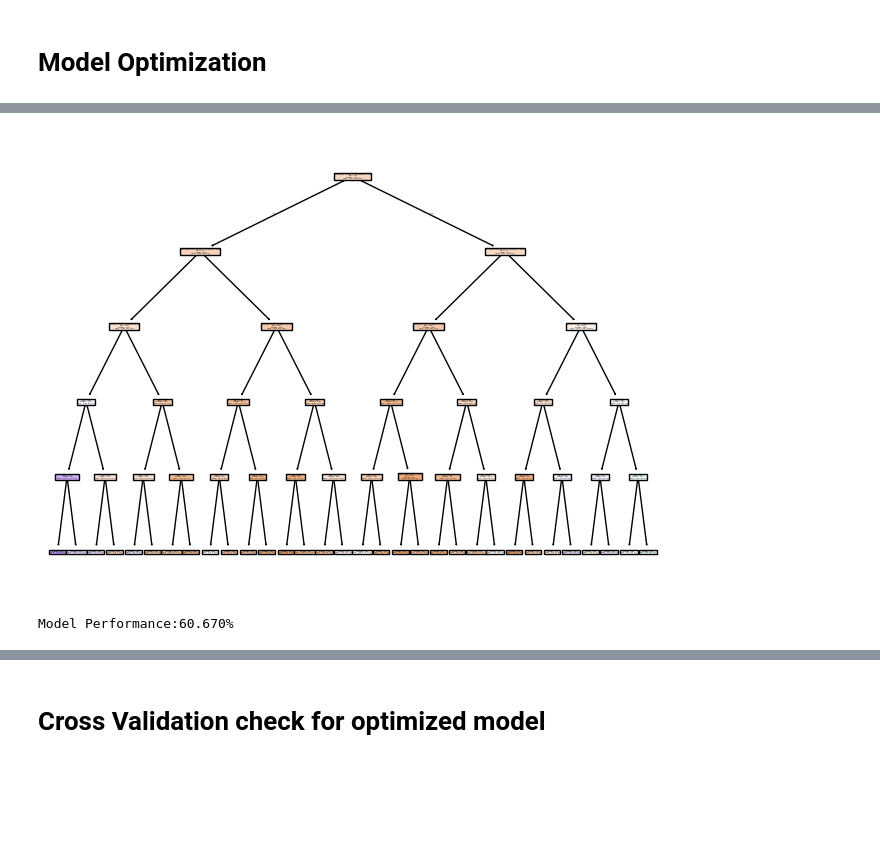
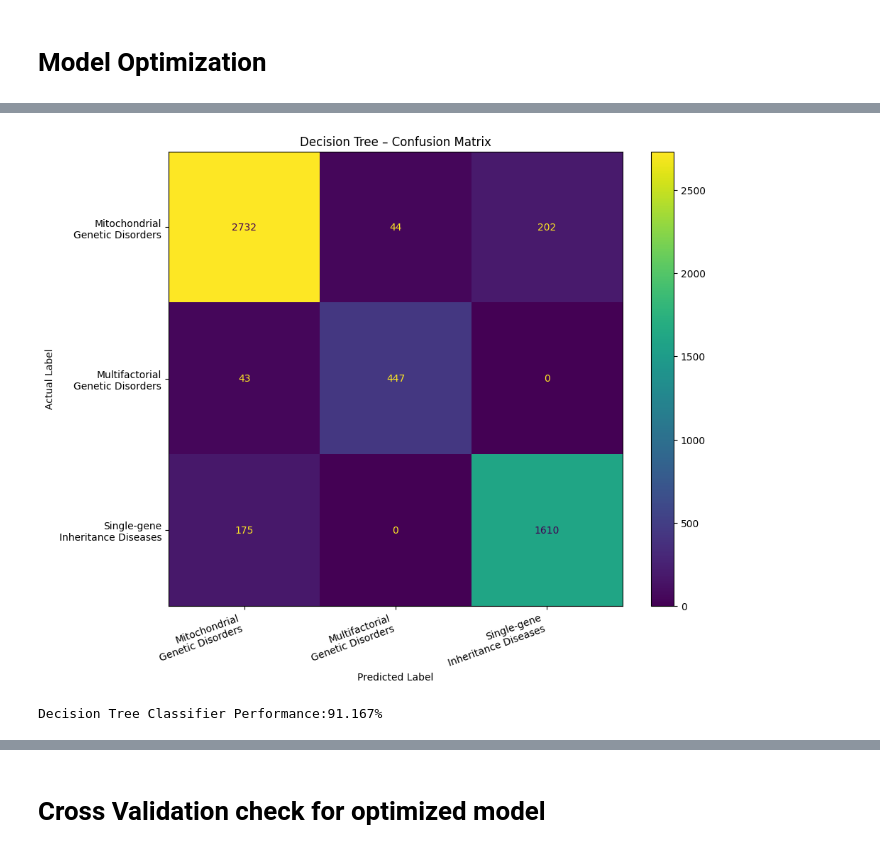
Before and after one commit to pomelocheah/Predict-the-Genetic-Disorders-Dataset-of-Genomes-, a Jupyter notebook: notebook/data_cleaning.ipynb, the cells around one changed output, grey strips where cells are left out. Cells and saved outputs as stored; diff of their text form; code cells hidden in the pictures; blank space fills up the shorter version.

Commit message:
Add subclass back and add confusion matrix plot

```diff
--- a/notebook/data_cleaning.ipynb
+++ b/notebook/data_cleaning.ipynb
@@ -235,3 +188,7 @@ df
+# %%
+mapping = {0:"Mitochondrial genetic inheritance disorders",1:"Multifactorial genetic inheritance disorders",2:"Single-gene inheritance diseases"}
+
+df['Genetic Disorder'] = df['Genetic Disorder'].map(mapping)
 # %%
 df.head().T
 # %% [output]
@@ -347,8 +305,8 @@ import matplotlib.pyplot as plt
 # Model Cross Validation Check before feature scaling
 # %%
 #split features and target
-X = df_origin.drop(columns = ['Genetic Disorder'])
-y = df_origin['Genetic Disorder']
+X = df.drop(columns = ['Genetic Disorder'])
+y = df['Genetic Disorder']
 # %%
 kf = KFold(n_splits=5, shuffle=True, random_state=42)
 
@@ -388,7 +346,7 @@ plt.show()
 # %%
 #split features and target
 Xc = df.drop(columns = ['Genetic Disorder'])
-Xc = df.iloc[:, list(range(1, 7)) + list(range(25, 30))]
+Xc = df.iloc[:, list(range(6, 7)) + list(range(19, 22)) + list(range(29, 40))]
 yc = df['Genetic Disorder']
 # %%
 #DecisionTreeClassifier Optimization
@@ -435,2 +421,8 @@ svc: 59.284% +/- 1.148%
+# %%
+class_names = [
+    "Mitochondrial\nGenetic Disorders",
+    "Multifactorial\nGenetic Disorders",
+    "Single-gene\nInheritance Diseases"
+]
 # %%
 #KNeighborClassification Optimization
@@ -442,14 +443,18 @@ Model Performance:59.775%
 # %%
 #DecisionTreeClassifier Optimization
-dtc = DecisionTreeClassifier(max_depth =5, random_state = 42).fit(X_train,y_train)
+dtc = DecisionTreeClassifier(max_depth =7, max_leaf_nodes = 7, random_state = 42).fit(X_train,y_train)
 
-plot_tree(dtc, feature_names = df.columns,filled = True)
-plt.tight_layout()
-plt.show()
+plot_confusion_matrix(
+    model=dtc,
+    X=X_test,
+    y=y_test,
+    class_names=class_names,
+    title="Decision Tree – Confusion Matrix"
+)
 
-print(f'Model Performance:{dtc.score(X_test,y_test):.3%}')
+print(f'Decision Tree Classifier Performance:{dtc.score(X_test,y_test):.3%}')
 # %% [output]
-[figure, old version]
+[figure, new version]
-Model Performance:60.670%
+Decision Tree Classifier Performance:91.167%
 # %%
 #RandomForestClassifier Optimization
```
Also changed, not shown: parts of 27 cells of this notebook, 6 other files.
